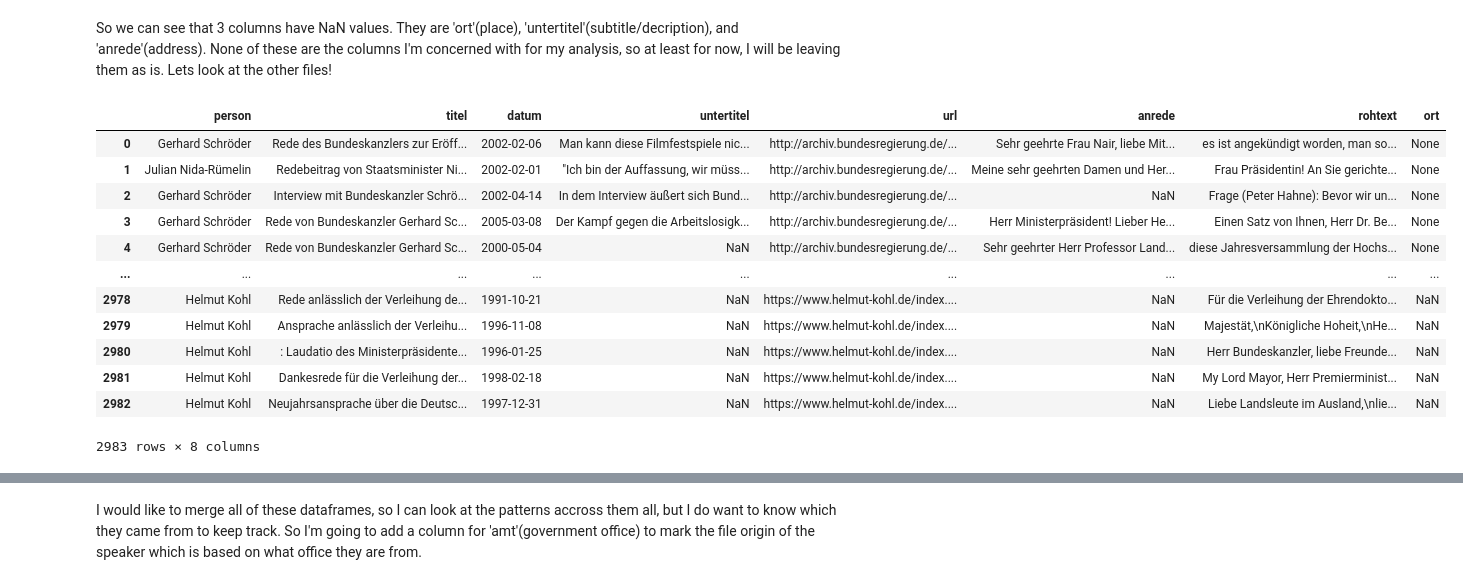
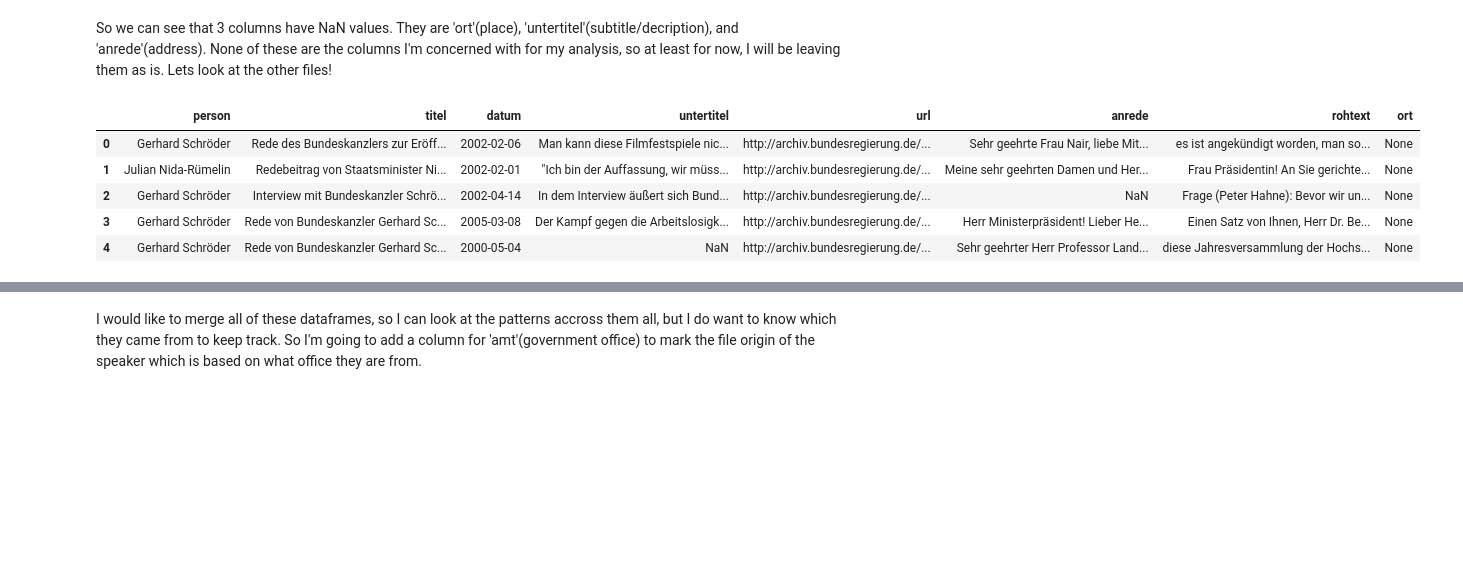
Before and after one commit to Data-Science-for-Linguists-2024/German-Political-Speeches-Sentiment-Analysis, a Jupyter notebook: GPS_Sentiment_Analysis.ipynb, the cells around one changed output, grey strips where cells are left out. Saved outputs shown, nothing was run; the diff lists cells and outputs as text; code cells hidden in the pictures; blank space fills up the shorter version.

```diff
--- a/GPS_Sentiment_Analysis.ipynb
+++ b/GPS_Sentiment_Analysis.ipynb
@@ -46,21 +47,14 @@ Lets look at the other files!
 # %%
 f = open("Bundesregierung.xml", "r")
 BundesReg = pd.read_xml(f)
-BundesReg
+BundesReg.head()
 # %% [output]
 |  | person | titel | datum | untertitel | url | anrede | rohtext | ort |
 | 0 | Gerhard Schröder | Rede des Bundeskanzlers zur Eröff... | 2002-02-06 | Man kann diese Filmfestspiele nic... | http://archiv.bundesregierung.de/... | Sehr geehrte Frau Nair, liebe Mit... | es ist angekündigt worden, man so... | None |
 | 1 | Julian Nida-Rümelin | Redebeitrag von Staatsminister Ni... | 2002-02-01 | "Ich bin der Auffassung, wir müss... | http://archiv.bundesregierung.de/... | Meine sehr geehrten Damen und Her... | Frau Präsidentin! An Sie gerichte... | None |
 | 2 | Gerhard Schröder | Interview mit Bundeskanzler Schrö... | 2002-04-14 | In dem Interview äußert sich Bund... | http://archiv.bundesregierung.de/... | NaN | Frage (Peter Hahne): Bevor wir un... | None |
 | 3 | Gerhard Schröder | Rede von Bundeskanzler Gerhard Sc... | 2005-03-08 | Der Kampf gegen die Arbeitslosigk... | http://archiv.bundesregierung.de/... | Herr Ministerpräsident! Lieber He... | Einen Satz von Ihnen, Herr Dr. Be... | None |
 | 4 | Gerhard Schröder | Rede von Bundeskanzler Gerhard Sc... | 2000-05-04 | NaN | http://archiv.bundesregierung.de/... | Sehr geehrter Herr Professor Land... | diese Jahresversammlung der Hochs... | None |
-| ... | ... | ... | ... | ... | ... | ... | ... | ... |
-| 2978 | Helmut Kohl | Rede anlässlich der Verleihung de... | 1991-10-21 | NaN | https://www.helmut-kohl.de/index.... | NaN | Für die Verleihung der Ehrendokto... | NaN |
-| 2979 | Helmut Kohl | Ansprache anlässlich der Verleihu... | 1996-11-08 | NaN | https://www.helmut-kohl.de/index.... | NaN | Majestät,\nKönigliche Hoheit,\nHe... | NaN |
-| 2980 | Helmut Kohl | : Laudatio des Ministerpräsidente... | 1996-01-25 | NaN | https://www.helmut-kohl.de/index.... | NaN | Herr Bundeskanzler, liebe Freunde... | NaN |
-| 2981 | Helmut Kohl | Dankesrede für die Verleihung der... | 1998-02-18 | NaN | https://www.helmut-kohl.de/index.... | NaN | My Lord Mayor, Herr Premierminist... | NaN |
-| 2982 | Helmut Kohl | Neujahrsansprache über die Deutsc... | 1997-12-31 | NaN | https://www.helmut-kohl.de/index.... | NaN | Liebe Landsleute im Ausland,\nlie... | NaN |
-2983 rows × 8 columns
 # %%
 f = open("Bundestagspräsidenten.xml", "r")
 BTagPr = pd.read_xml(f)
```
Also changed, not shown: parts of 18 cells of this notebook, 2 other files.
